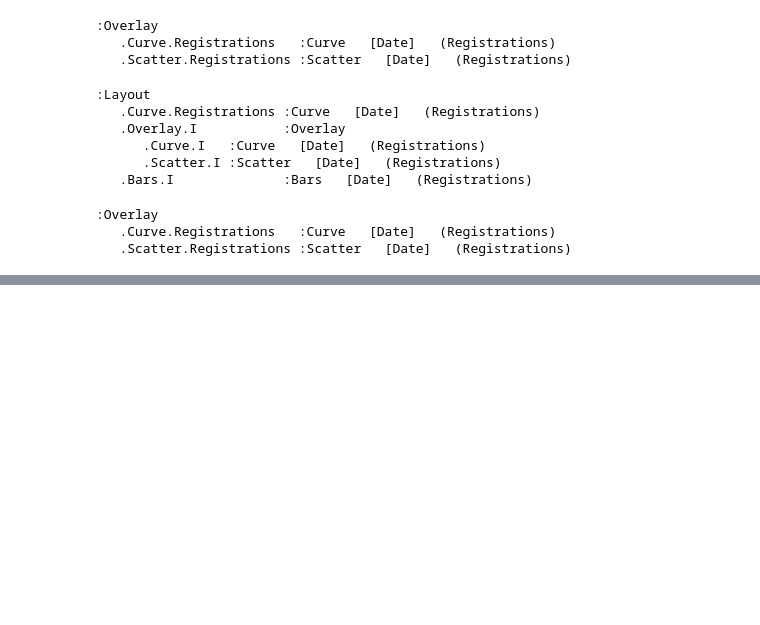
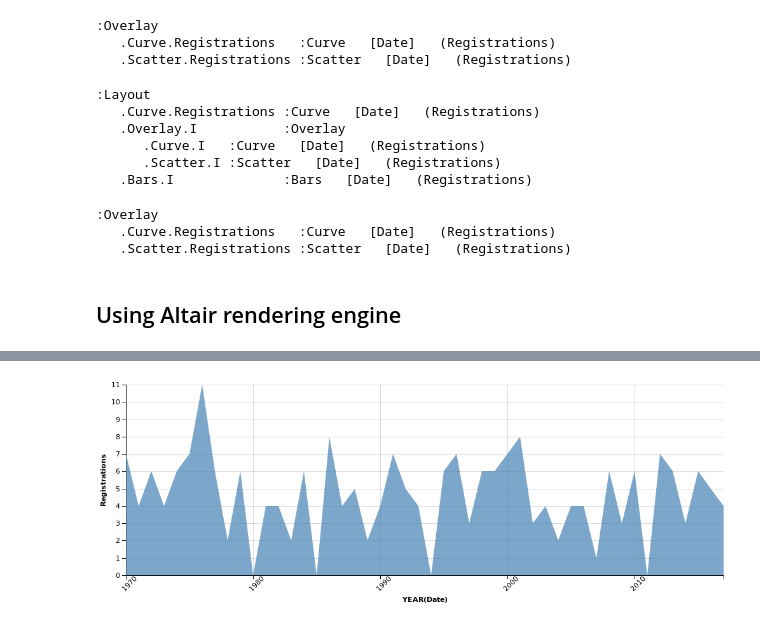
Before and after one commit to synw/dataswim-notebooks, a Jupyter notebook: User+registrations.ipynb, the cells around one changed output, grey strips where cells are left out. Drawn from its saved outputs; the diff is of its cells as text; code cells hidden in the pictures; blank space fills up the shorter version.

```diff
--- a/User+registrations.ipynb
+++ b/User+registrations.ipynb
@@ -109,7 +95,6 @@ ds.bar_()
 # %% [output]
 :Bars   [Date]   (Registrations)
 # %%
-ds.engine = "bokeh"
 ds.chart("Date", "Registrations", label="Registrations")
 colors=dict(line="red", point="blue")
 ds.line_point_(colors=colors)
@@ -142,3 +126,18 @@ line*point
 :Overlay
    .Curve.Registrations   :Curve   [Date]   (Registrations)
    .Scatter.Registrations :Scatter   [Date]   (Registrations)
+# %% [markdown]
+## Using Altair rendering engine
+# %%
+ds.engine = "altair"
+# set some altair options for x axis
+xopts = {"labelAngle": -45}
+# set x and y axis
+x = ("Date", "Date:T", xopts)
+y = ("Registrations", "Registrations:Q")
+# set general options for the chart
+ds.opts(dict(time_unit="year"))
+# draw
+ds.chart(x, y)
+ds.area_()
+# %% [output]
@@ -144,0 +145 @@ line*point
+[figure, added]
```
Also changed, not shown: parts of 6 cells of this notebook, 2 other files.
